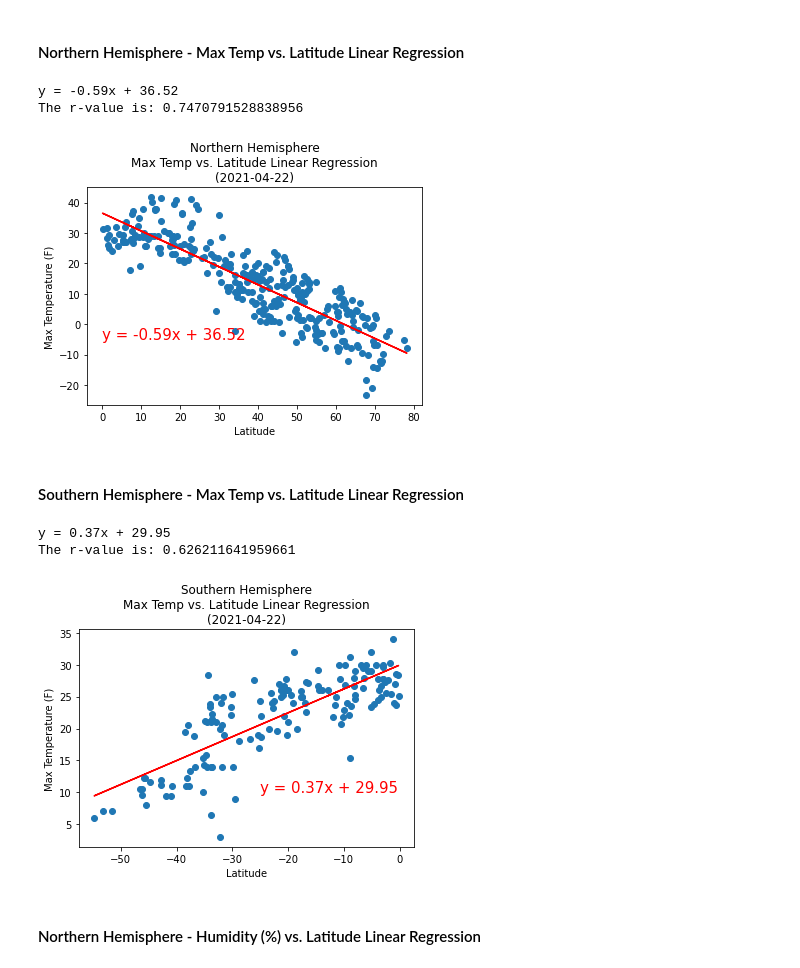
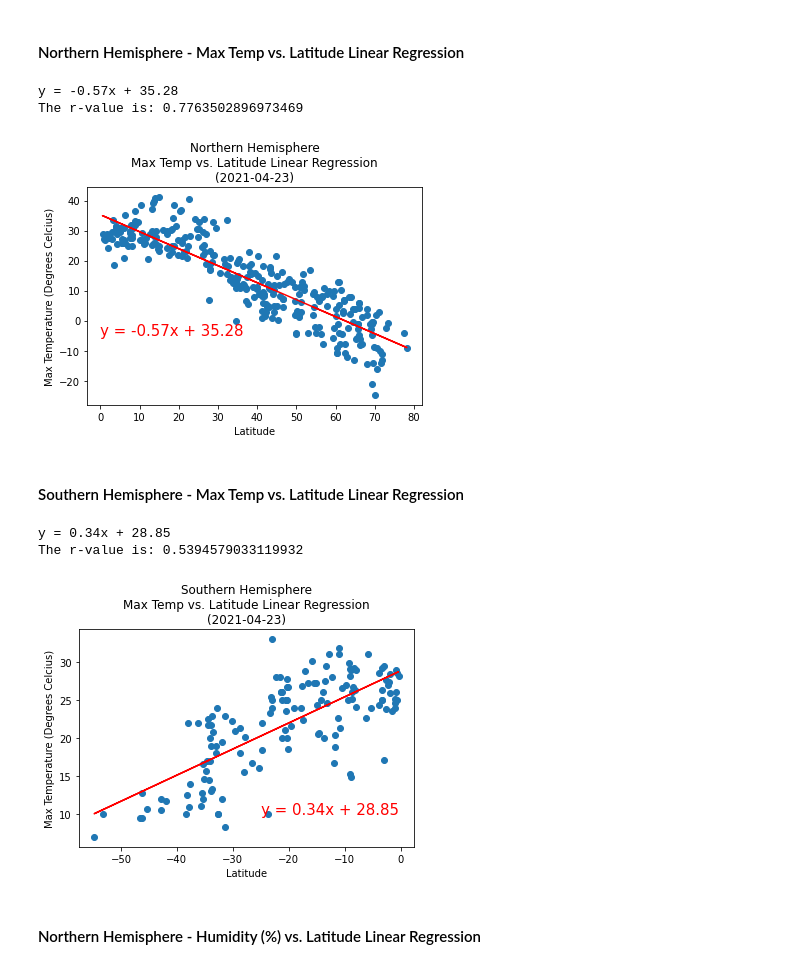
Before and after one commit to alysnow/python-api-challenge, a Jupyter notebook: WeatherPy/WeatherPy.ipynb, the cells around one changed output. Drawn from its saved outputs; the diff is of its cells as text; code cells hidden in the pictures.

Commit message:
Uploading WeatherPy.ipynb, README and images

```diff
--- a/WeatherPy/WeatherPy.ipynb
+++ b/WeatherPy/WeatherPy.ipynb
@@ -358,7 +360,7 @@ plt.plot(x_values,regress_values,"r-")
 
 # Label plot and annotate the line equation
 plt.xlabel('Latitude')
-plt.ylabel('Max Temperature (F)')
+plt.ylabel('Max Temperature (Degrees Celcius)')
 plt.title(f'Northern Hemisphere\nMax Temp vs. Latitude Linear Regression\n({datetime.now().date()})')
 plt.annotate(line_eq,(0,-5),fontsize=15,color="r")
 
@@ -369,9 +371,9 @@ print(f"The r-value is: {rvalue**2}")
 plt.savefig("../images/NH_TempVsLat_LinearReg.png")
 plt.show()
 # %% [output]
-y = -0.59x + 36.52
-The r-value is: 0.7470791528838956
+y = -0.57x + 35.28
+The r-value is: 0.7763502896973469
-[figure, old version]
+[figure, new version]
 # %% [markdown]
 ####  Southern Hemisphere - Max Temp vs. Latitude Linear Regression
 # %%
@@ -379,37 +381,37 @@ x_values = sth_hemisphere["Lat"]
 y_values = sth_hemisphere["Max Temp"]
 
 # Perform a linear regression on temperature vs. latitude
 (slope, intercept, rvalue, pvalue, stderr) = st.linregress(x_values, y_values)
 
 # Get regression values
 regress_values = x_values * slope + intercept
 
 # Create line equation string
 line_eq = "y = " + str(round(slope,2)) + "x + " + str(round(intercept,2))
 print(line_eq)
 
 correlation = st.pearsonr(x_values, y_values)
 
 # Create Plot
 plt.scatter(x_values,y_values)
 plt.plot(x_values,regress_values,"r-")
 
 # Label plot and annotate the line equation
 plt.xlabel('Latitude')
-plt.ylabel('Max Temperature (F)')
+plt.ylabel('Max Temperature (Degrees Celcius)')
 plt.title(f'Southern Hemisphere\nMax Temp vs. Latitude Linear Regression\n({datetime.now().date()})')
 plt.annotate(line_eq,(-25,10),fontsize=15,color="r")
 
 # Print r value
 print(f"The r-value is: {rvalue**2}")
 
 # Save and Show plot
 plt.savefig("../images/SH_TempVsLat_LinearReg.png")
 plt.show()
 # %% [output]
-y = 0.37x + 29.95
-The r-value is: 0.626211641959661
+y = 0.34x + 28.85
+The r-value is: 0.5394579033119932
-[figure, old version]
+[figure, new version]
 # %% [markdown]
 ####  Northern Hemisphere - Humidity (%) vs. Latitude Linear Regression
 # %%
```
Also changed, not shown: parts of 19 cells of this notebook, 17 other files.
